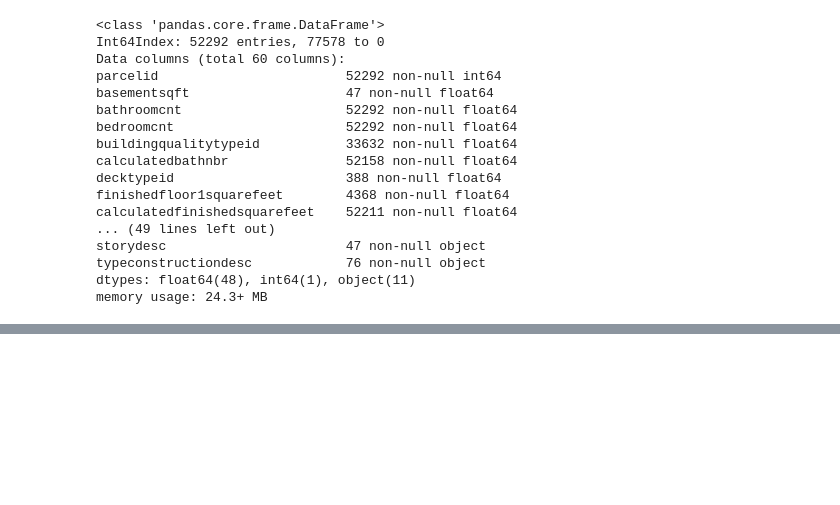
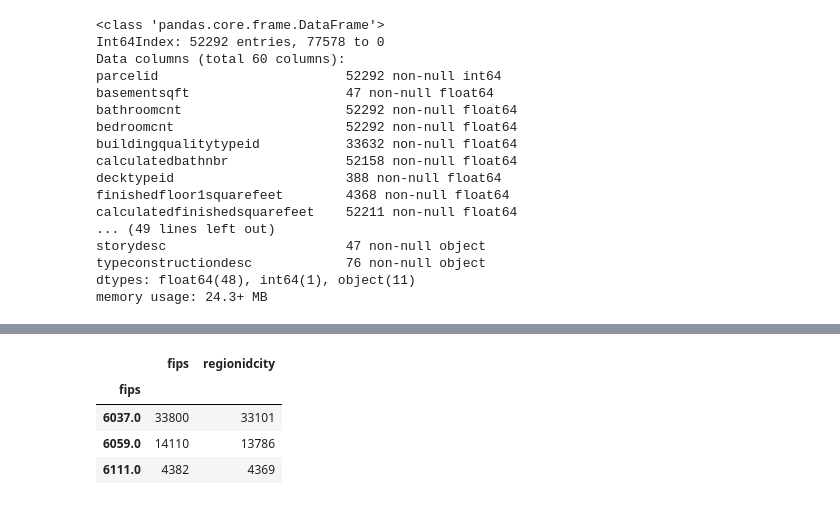
Before and after one commit to RainierCluster/zillow-cluster, a Jupyter notebook: mists_clustsers.ipynb, the cells around one changed output, grey strips where cells are left out. Saved outputs shown, nothing was run; the diff lists cells and outputs as text; code cells hidden in the pictures; blank space fills up the shorter version.

```diff
--- a/mists_clustsers.ipynb
+++ b/mists_clustsers.ipynb
@@ -24,0 +120,8 @@ memory usage: 24.3+ MB
+# %%
+df.groupby("fips")[["fips","regionidcity"]].count()
+# %% [output]
+|  | fips | regionidcity |
+| fips |  |  |
+| 6037.0 | 33800 | 33101 |
+| 6059.0 | 14110 | 13786 |
+| 6111.0 | 4382 | 4369 |
```
Also changed, not shown: parts of 8 cells of this notebook.
